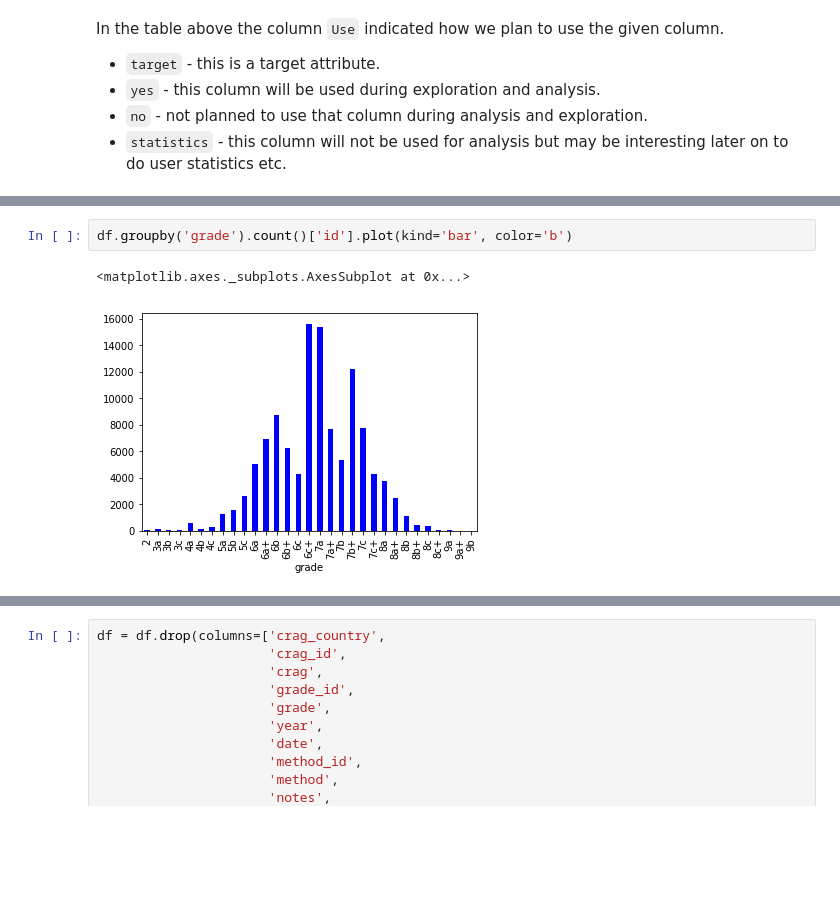
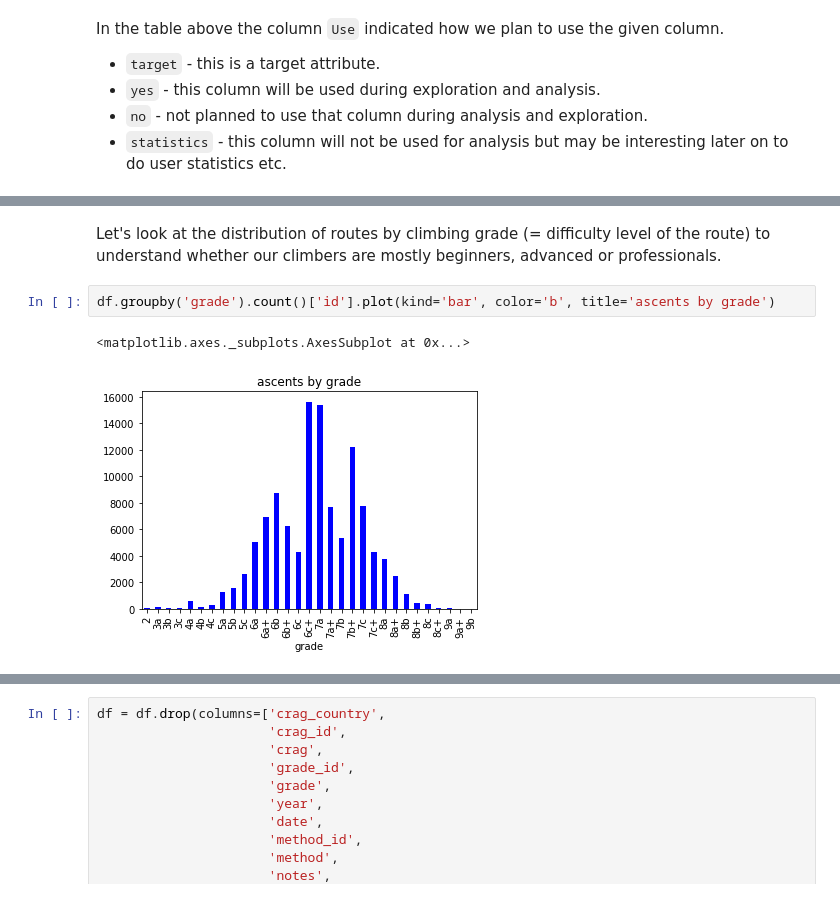
Before and after one commit to killakalle/8anu_Exploration, a Jupyter notebook: 8anu_Exploration.ipynb, the cells around one changed output, grey strips where cells are left out. Saved outputs shown, nothing was run; the diff lists cells and outputs as text; blank space fills up the shorter version.

Commit message:
fixed one warning, added some visualizations, worked on the report

```diff
--- a/8anu_Exploration.ipynb
+++ b/8anu_Exploration.ipynb
@@ -152,5 +161,7 @@ In the table above the column `Use` indicated how we plan to use the given colum
+# %% [markdown]
+Let's look at the distribution of routes by climbing grade (= difficulty level of the route) to understand whether our climbers are mostly beginners, advanced or professionals.
 # %%
-df.groupby('grade').count()['id'].plot(kind='bar', color='b')
+df.groupby('grade').count()['id'].plot(kind='bar', color='b', title='ascents by grade')
 # %% [output]
 <matplotlib.axes._subplots.AxesSubplot at 0x...>
-[figure, old version]
+[figure, new version]
```
Also changed, not shown: parts of 51 cells of this notebook, 8 other files.
